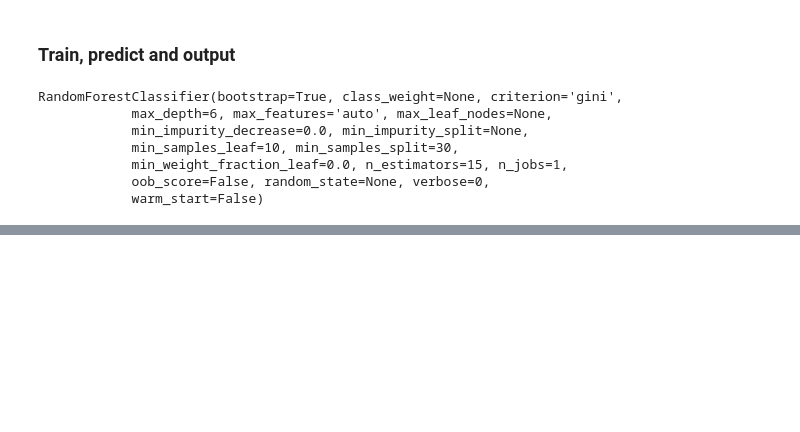
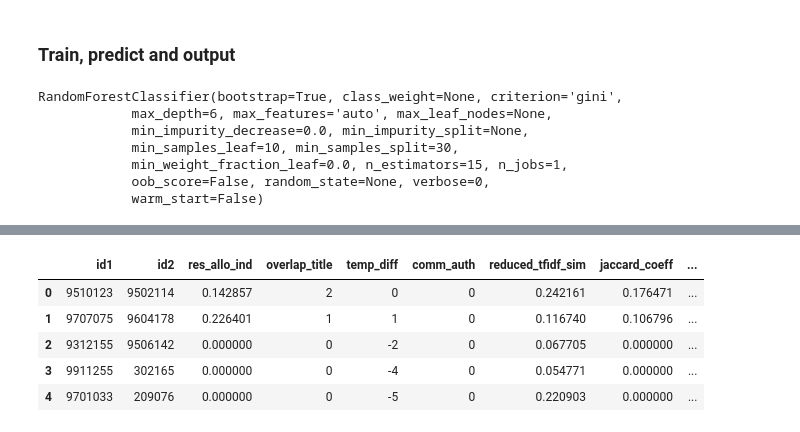
Before and after one commit to SWKG21/NLP-Class-Project1, a Jupyter notebook: RandomForests.ipynb, the cells around one changed output, grey strips where cells are left out. Saved outputs shown, nothing was run; the diff lists cells and outputs as text; code cells hidden in the pictures; blank space fills up the shorter version.

```diff
--- a/RandomForests.ipynb
+++ b/RandomForests.ipynb
@@ -164,0 +179,10 @@ df.to_csv('result/rf_reg3.csv', index=True, header=True)
+# %%
+train2 = pd.read_csv('data/train_nx_ig_v3.csv')
+train2.head()
+# %% [output]
+|  | id1 | id2 | res_allo_ind | overlap_title | temp_diff | comm_auth | reduced_tfidf_sim | jaccard_coeff | ... |
+| 0 | 9510123 | 9502114 | 0.142857 | 2 | 0 | 0 | 0.242161 | 0.176471 | ... |
+| 1 | 9707075 | 9604178 | 0.226401 | 1 | 1 | 0 | 0.116740 | 0.106796 | ... |
+| 2 | 9312155 | 9506142 | 0.000000 | 0 | -2 | 0 | 0.067705 | 0.000000 | ... |
+| 3 | 9911255 | 302165 | 0.000000 | 0 | -4 | 0 | 0.054771 | 0.000000 | ... |
+| 4 | 9701033 | 209076 | 0.000000 | 0 | -5 | 0 | 0.220903 | 0.000000 | ... |
```
Also changed, not shown: parts of 47 cells of this notebook, 5 other files.
